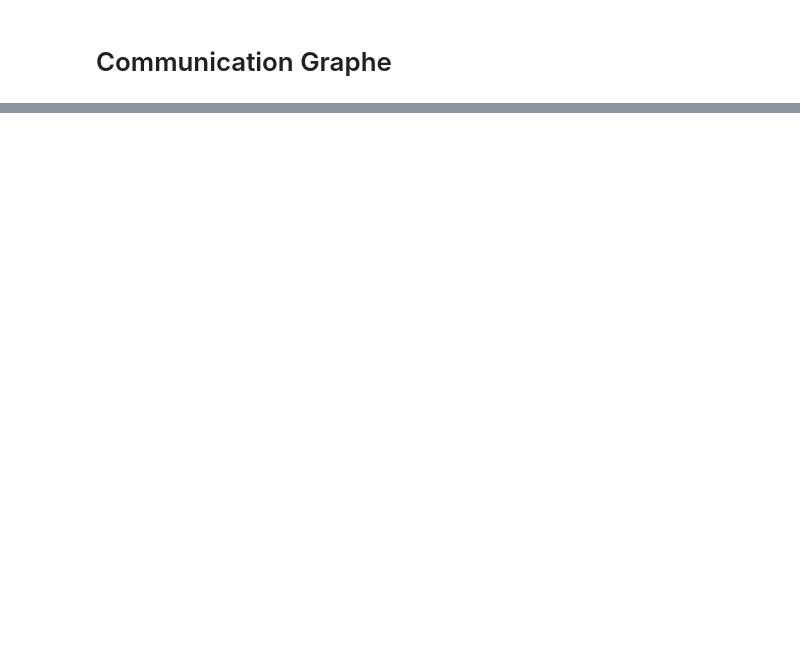
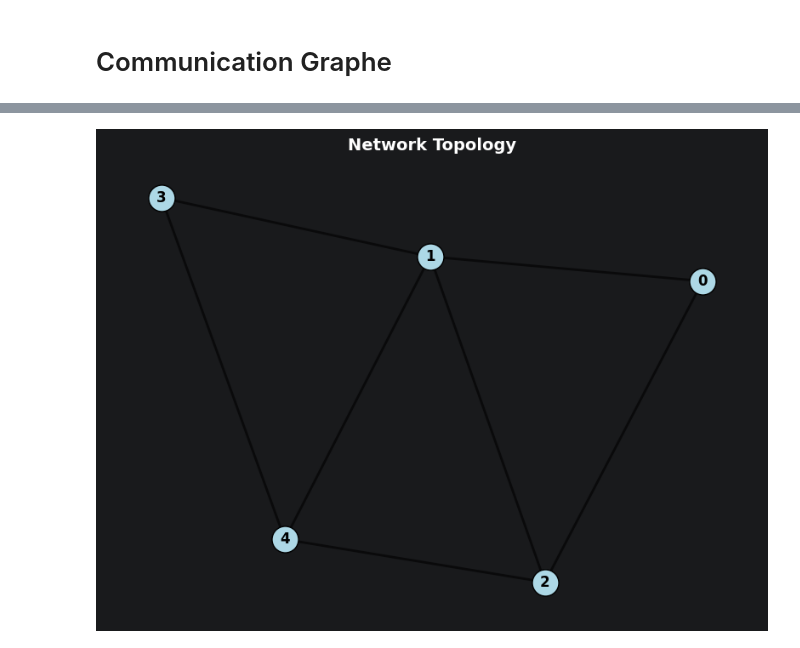
Before and after one commit to R-Florent/IA_A_-_Z, a Jupyter notebook: main.ipynb, the cells around one changed output, grey strips where cells are left out. Cells and saved outputs as stored; diff of their text form; code cells hidden in the pictures; blank space fills up the shorter version.

```diff
--- a/main.ipynb
+++ b/main.ipynb
@@ -46,2 +50,24 @@ agent_list = generate_agent(BATCH_SIZE,N_AGENT,DEVICE)
 # %% [markdown]
 # Communication Graphe
+# %%
+# --- hyperparamètres ---
+
+RANDOM_SEED = 123
+BATCH_SIZE = 10
+NUM_EPOCHES = 30
+
+MOMENTUM = 0.9
+LEARING_RATE = 0.001
+SCALE = 0.1
+IMG_SIZE = (128, 128)
+LATENT_DIM = 10
+N_AGENT = 5
+k = 5
+# Device configuration
+DEVICE = torch.device("cuda" if torch.cuda.is_available() else "cpu")
+
+torch.version
+torch.version.cuda
+torch.cuda.is_available()
+
+agent_list = generate_agent(BATCH_SIZE,N_AGENT,DEVICE)
@@ -55,3 +95,5 @@ NetworkTopology.visualize_graph(graph)
 # %%
-graph = NetworkTopology.random_connected_graph(len(agent_list))
-NetworkTopology.visualize_graph(graph)
+random_connected_graph = NetworkTopology.random_graph(len(agent_list))
+NetworkTopology.visualize_graph(random_connected_graph)
+# %% [output]
+[figure, added]
```
Also changed, not shown: parts of 29 cells of this notebook, 11 other files.
